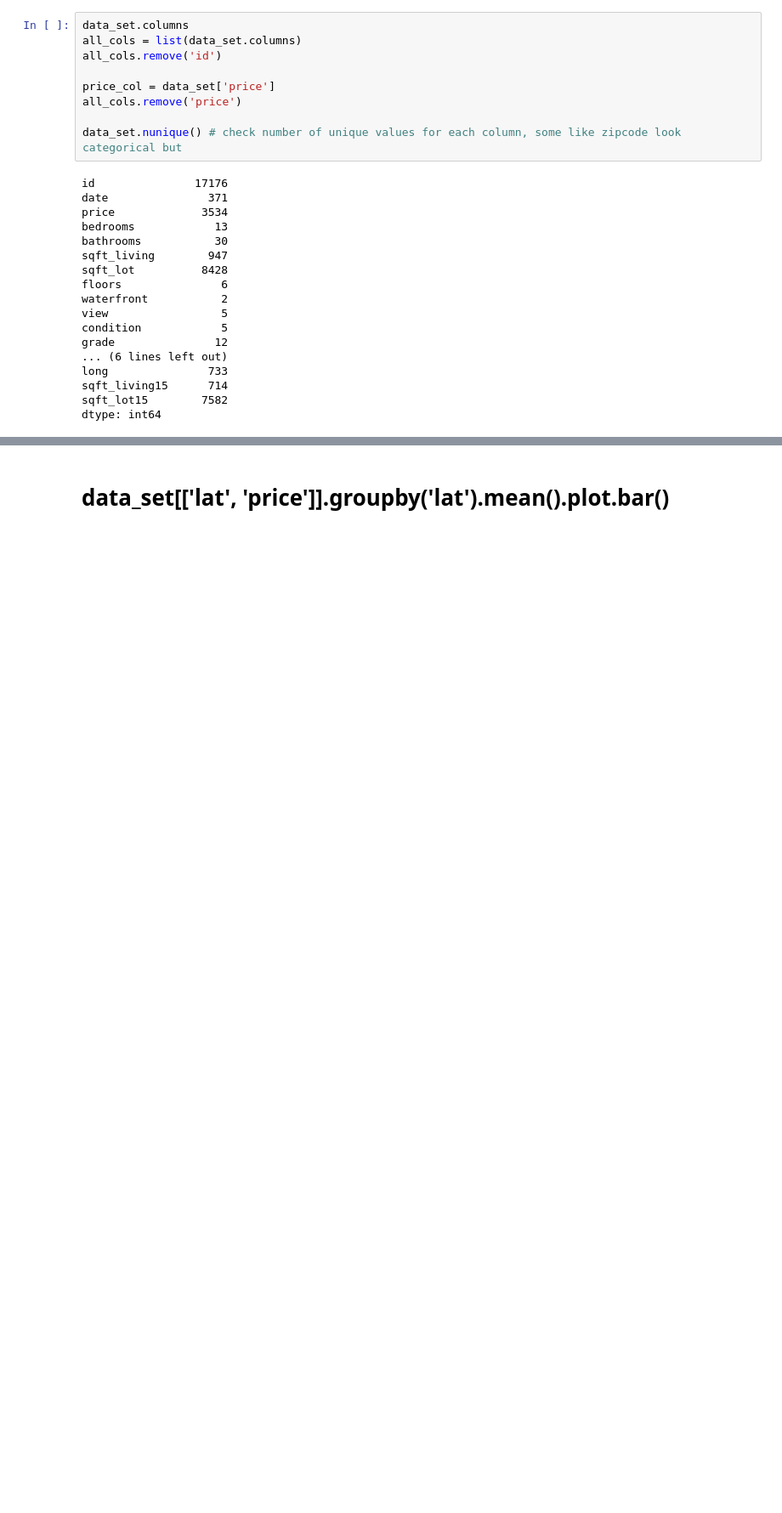
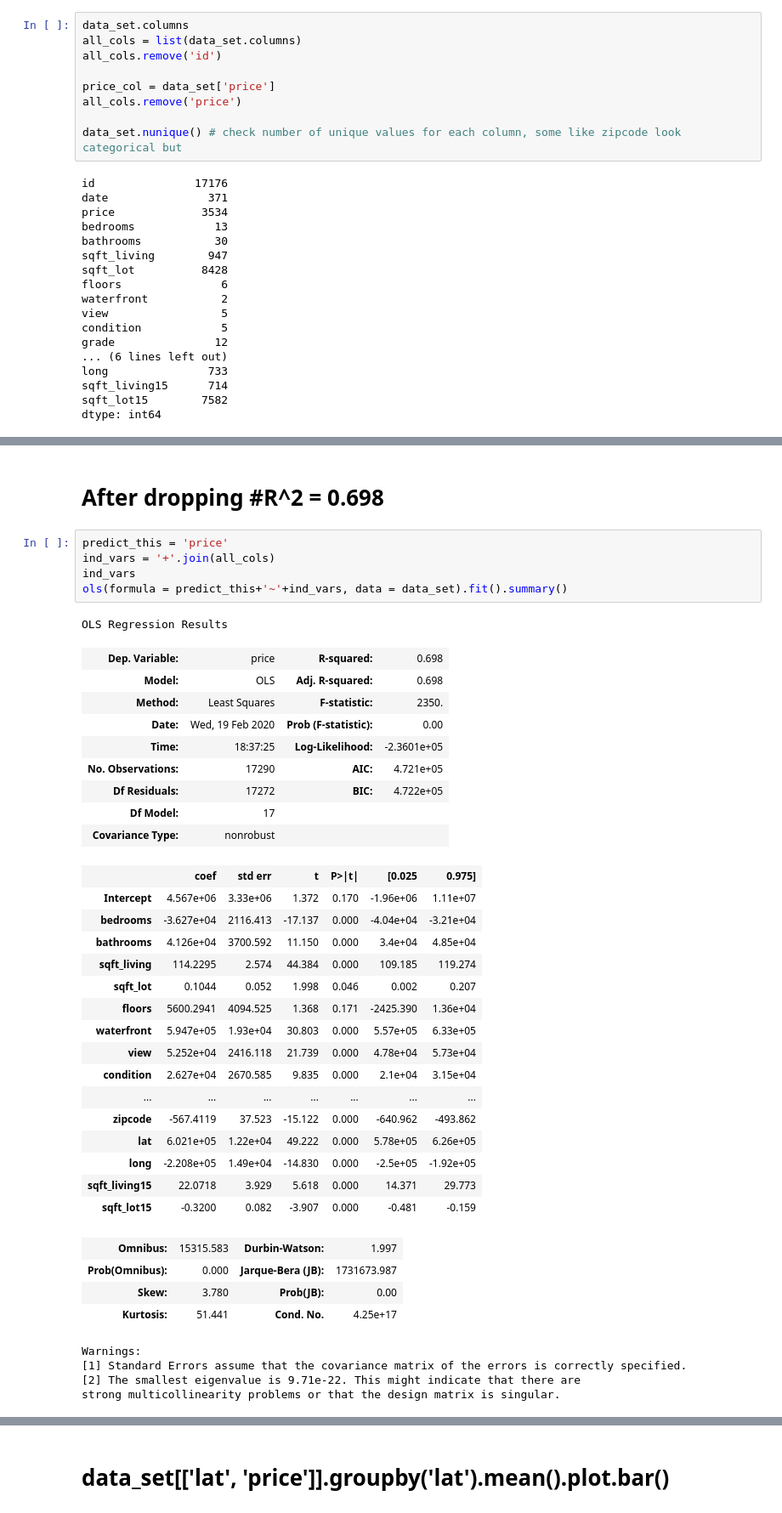
Before and after one commit to GL7526/nyc-mhtn-ds-010620-lectures, a Jupyter notebook: week-6/KC_house_data/KC_Housing_Manipulating.ipynb, the cells around one changed output, grey strips where cells are left out. Shown: that part at 85% size. Cells and saved outputs as stored; diff of their text form; blank space fills up the shorter version.

```diff
--- a/week-6/KC_house_data/KC_Housing_Manipulating.ipynb
+++ b/week-6/KC_house_data/KC_Housing_Manipulating.ipynb
@@ -94,0 +194,42 @@ ValueError: scatter requires x column to be numeric
+# %% [markdown]
+# After dropping #R^2 = 0.698
+# %%
+predict_this = 'price'
+ind_vars = '+'.join(all_cols)
+ind_vars
+ols(formula = predict_this+'~'+ind_vars, data = data_set).fit().summary()
+# %% [output]
+OLS Regression Results
+| Dep. Variable: | price | R-squared: | 0.698 |
+| Model: | OLS | Adj. R-squared: | 0.698 |
+| Method: | Least Squares | F-statistic: | 2350. |
+| Date: | Wed, 19 Feb 2020 | Prob (F-statistic): | 0.00 |
+| Time: | 18:37:25 | Log-Likelihood: | -2.3601e+05 |
+| No. Observations: | 17290 | AIC: | 4.721e+05 |
+| Df Residuals: | 17272 | BIC: | 4.722e+05 |
+| Df Model: | 17 |  |  |
+| Covariance Type: | nonrobust |  |  |
+|  | coef | std err | t | P>|t| | [0.025 | 0.975] |
+| Intercept | 4.567e+06 | 3.33e+06 | 1.372 | 0.170 | -1.96e+06 | 1.11e+07 |
+| bedrooms | -3.627e+04 | 2116.413 | -17.137 | 0.000 | -4.04e+04 | -3.21e+04 |
+| bathrooms | 4.126e+04 | 3700.592 | 11.150 | 0.000 | 3.4e+04 | 4.85e+04 |
+| sqft_living | 114.2295 | 2.574 | 44.384 | 0.000 | 109.185 | 119.274 |
+| sqft_lot | 0.1044 | 0.052 | 1.998 | 0.046 | 0.002 | 0.207 |
+| floors | 5600.2941 | 4094.525 | 1.368 | 0.171 | -2425.390 | 1.36e+04 |
+| waterfront | 5.947e+05 | 1.93e+04 | 30.803 | 0.000 | 5.57e+05 | 6.33e+05 |
+| view | 5.252e+04 | 2416.118 | 21.739 | 0.000 | 4.78e+04 | 5.73e+04 |
+| condition | 2.627e+04 | 2670.585 | 9.835 | 0.000 | 2.1e+04 | 3.15e+04 |
+| ... | ... | ... | ... | ... | ... | ... |
+| zipcode | -567.4119 | 37.523 | -15.122 | 0.000 | -640.962 | -493.862 |
+| lat | 6.021e+05 | 1.22e+04 | 49.222 | 0.000 | 5.78e+05 | 6.26e+05 |
+| long | -2.208e+05 | 1.49e+04 | -14.830 | 0.000 | -2.5e+05 | -1.92e+05 |
+| sqft_living15 | 22.0718 | 3.929 | 5.618 | 0.000 | 14.371 | 29.773 |
+| sqft_lot15 | -0.3200 | 0.082 | -3.907 | 0.000 | -0.481 | -0.159 |
+| Omnibus: | 15315.583 | Durbin-Watson: | 1.997 |
+| Prob(Omnibus): | 0.000 | Jarque-Bera (JB): | 1731673.987 |
+| Skew: | 3.780 | Prob(JB): | 0.00 |
+| Kurtosis: | 51.441 | Cond. No. | 4.25e+17 |
+Warnings:
+[1] Standard Errors assume that the covariance matrix of the errors is correctly specified.
+[2] The smallest eigenvalue is 9.71e-22. This might indicate that there are
+strong multicollinearity problems or that the design matrix is singular.
```
Also changed, not shown: parts of 33 cells of this notebook.
